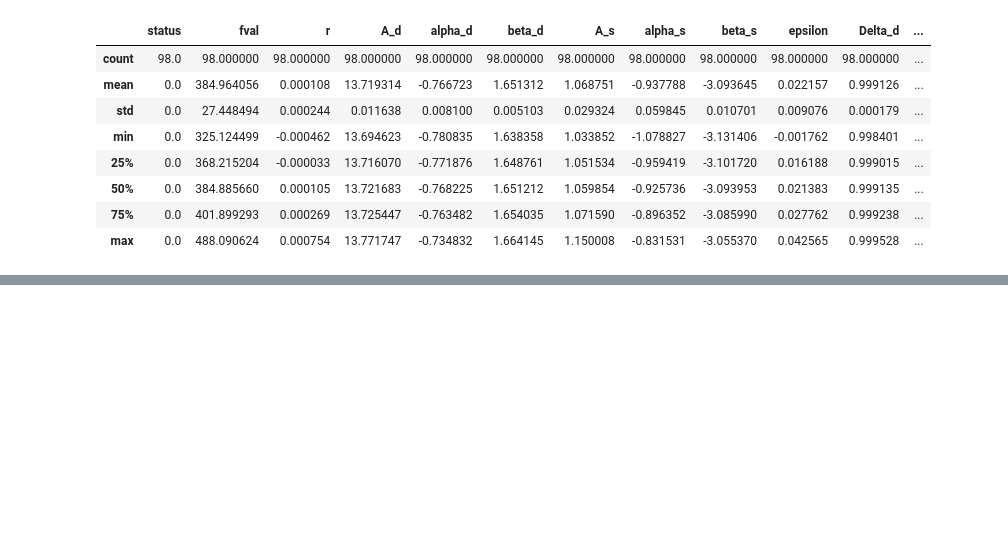
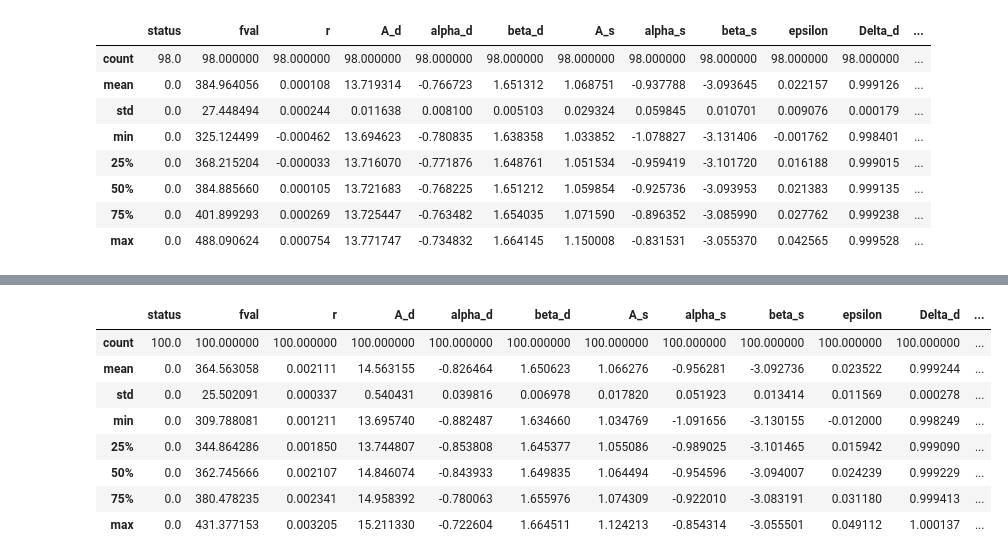
Before and after one commit to veronica-hoffman/s4bb, a Jupyter notebook: compare_params.ipynb, the cells around one changed output, grey strips where cells are left out. Cells and saved outputs as stored; diff of their text form; code cells hidden in the pictures; blank space fills up the shorter version.

```diff
--- a/compare_params.ipynb
+++ b/compare_params.ipynb
@@ -292,0 +316,12 @@ df_nopbs_diag0_V_clean.describe()
+# %%
+df_rbias.describe()
+# %% [output]
+|  | status | fval | r | A_d | alpha_d | beta_d | A_s | alpha_s | beta_s | epsilon | Delta_d | ... |
+| count | 100.0 | 100.000000 | 100.000000 | 100.000000 | 100.000000 | 100.000000 | 100.000000 | 100.000000 | 100.000000 | 100.000000 | 100.000000 | ... |
+| mean | 0.0 | 364.563058 | 0.002111 | 14.563155 | -0.826464 | 1.650623 | 1.066276 | -0.956281 | -3.092736 | 0.023522 | 0.999244 | ... |
+| std | 0.0 | 25.502091 | 0.000337 | 0.540431 | 0.039816 | 0.006978 | 0.017820 | 0.051923 | 0.013414 | 0.011569 | 0.000278 | ... |
+| min | 0.0 | 309.788081 | 0.001211 | 13.695740 | -0.882487 | 1.634660 | 1.034769 | -1.091656 | -3.130155 | -0.012000 | 0.998249 | ... |
+| 25% | 0.0 | 344.864286 | 0.001850 | 13.744807 | -0.853808 | 1.645377 | 1.055086 | -0.989025 | -3.101465 | 0.015942 | 0.999090 | ... |
+| 50% | 0.0 | 362.745666 | 0.002107 | 14.846074 | -0.843933 | 1.649835 | 1.064494 | -0.954596 | -3.094007 | 0.024239 | 0.999229 | ... |
+| 75% | 0.0 | 380.478235 | 0.002341 | 14.958392 | -0.780063 | 1.655976 | 1.074309 | -0.922010 | -3.083191 | 0.031180 | 0.999413 | ... |
+| max | 0.0 | 431.377153 | 0.003205 | 15.211330 | -0.722604 | 1.664511 | 1.124213 | -0.854314 | -3.055501 | 0.049112 | 1.000137 | ... |
```
Also changed, not shown: parts of 1 cell of this notebook, 6 other files.
